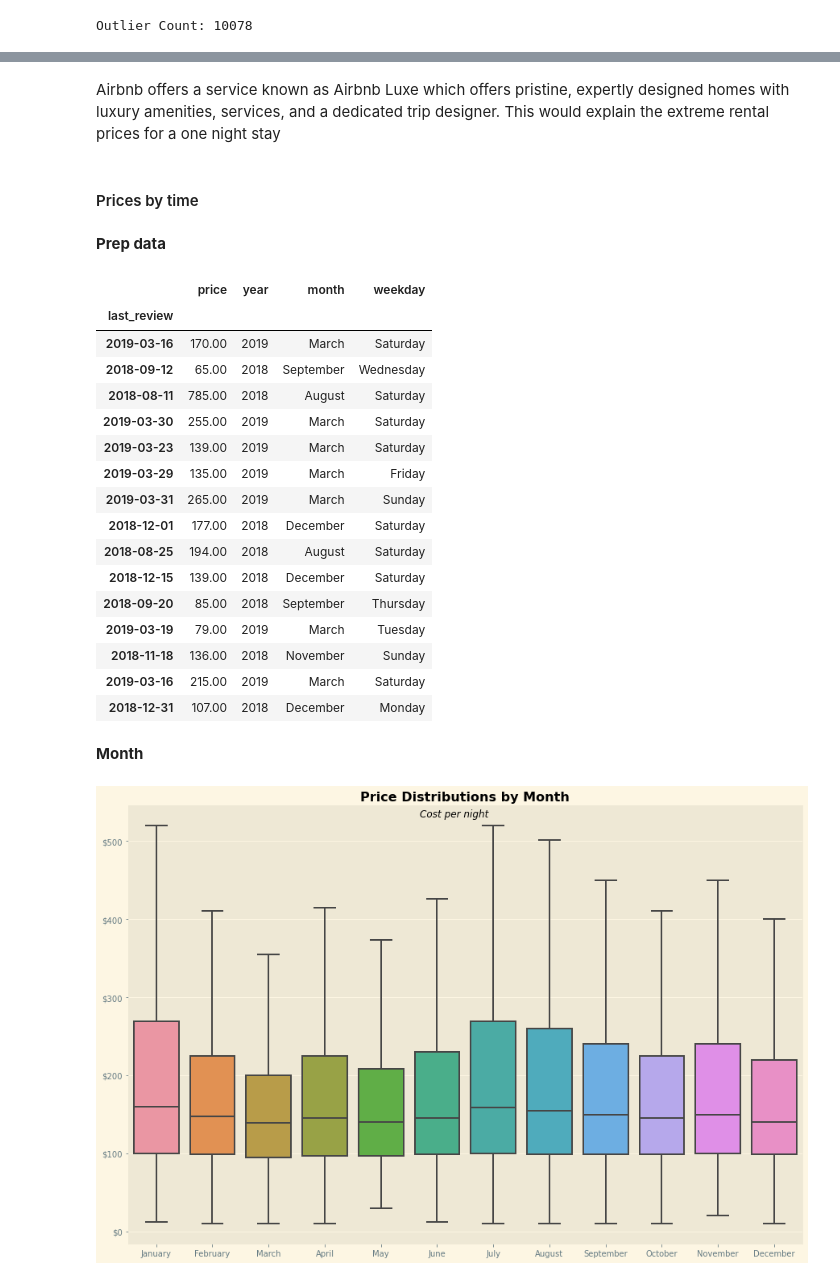
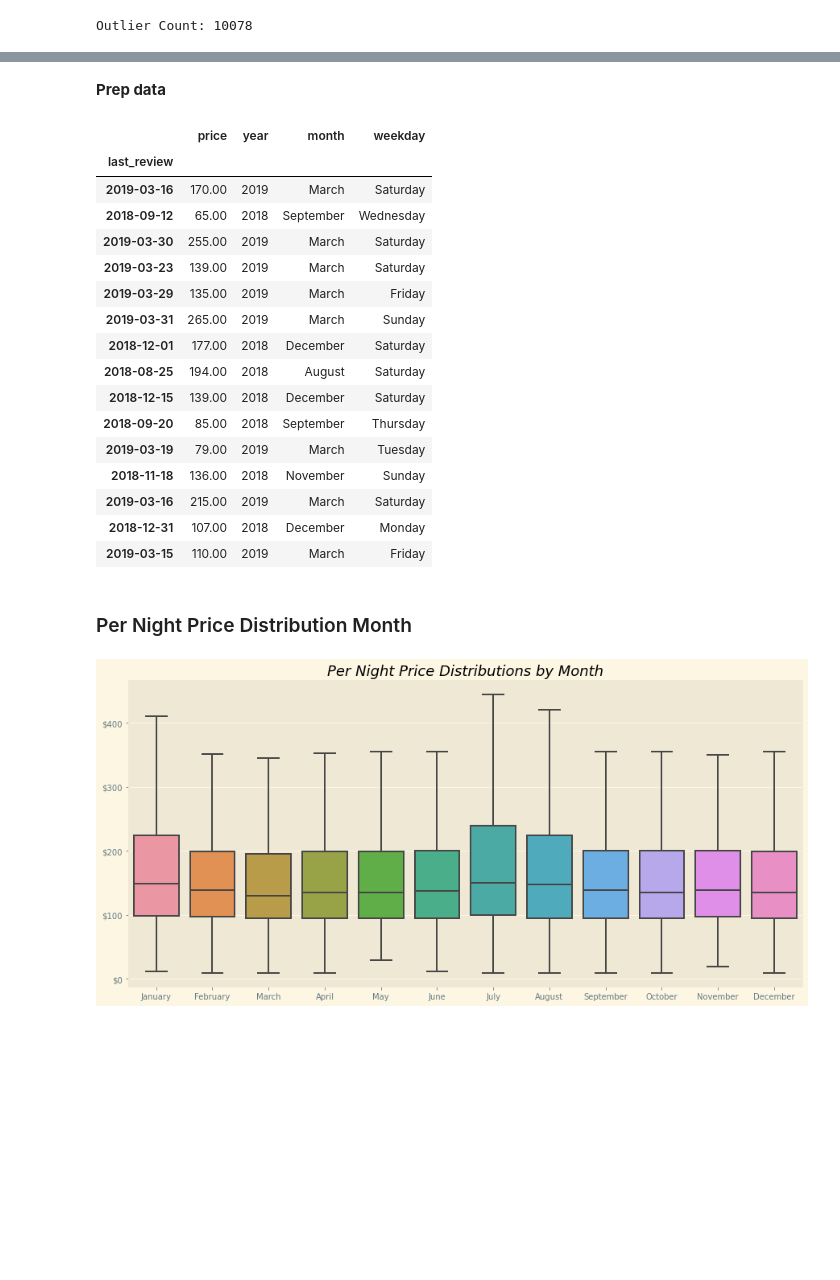
Before and after one commit to KishenSharma6/SF_Airbnb_Rental_Market_Analysis, a Jupyter notebook: Project_Codes/02_EDA/2020_0525_Listings_EDA.ipynb, the cells around one changed output, grey strips where cells are left out. Drawn from its saved outputs; the diff is of its cells as text; code cells hidden in the pictures; blank space fills up the shorter version.

```diff
--- a/Project_Codes/02_EDA/2020_0525_Listings_EDA.ipynb
+++ b/Project_Codes/02_EDA/2020_0525_Listings_EDA.ipynb
@@ -112,6 +112,6 @@ lower = q1 - (IQR * 1.5)
 print('Outlier Count:',len(df) - len(df.loc[df.price <= upper]))
 
 #Store data
-no_outliers = df.loc[df.price <= upper].price
+no_outliers = df.loc[df.price <= upper]
 # %% [output]
 Outlier Count: 10078
@@ -146,17 +146,13 @@ plt.savefig(eda_path + '/price_hist.png', bbox_inches='tight')
-# %% [markdown]
-Airbnb offers a service known as Airbnb Luxe which offers pristine, expertly designed homes with luxury amenities, services, and a dedicated trip designer. This would explain the extreme rental prices for a one night stay
-# %% [markdown]
-#### Prices by time
 # %% [markdown]
 **Prep data**
 # %%
 #Subset target with last_review date
-time = df.loc[:,['last_review','price']]
+time = no_outliers.loc[:,['last_review','price']]
 
 #Extract time data from last_review
-time['year'] = df['last_review'].dt.year
-time['month']= df['last_review'].dt.month_name()
-time['weekday']= df['last_review'].dt.day_name()
+time['year'] = no_outliers['last_review'].dt.year
+time['month']= no_outliers['last_review'].dt.month_name()
+time['weekday']= no_outliers['last_review'].dt.day_name()
 
 #Set last review as index
 time.set_index('last_review', inplace = True)
@@ -168,7 +164,6 @@ time.head(15)
 | last_review |  |  |  |  |
 | 2019-03-16 | 170.00 | 2019 | March | Saturday |
 | 2018-09-12 | 65.00 | 2018 | September | Wednesday |
-| 2018-08-11 | 785.00 | 2018 | August | Saturday |
 | 2019-03-30 | 255.00 | 2019 | March | Saturday |
 | 2019-03-23 | 139.00 | 2019 | March | Saturday |
 | 2019-03-29 | 135.00 | 2019 | March | Friday |
@@ -181,31 +176,30 @@ time.head(15)
 | 2018-11-18 | 136.00 | 2018 | November | Sunday |
 | 2019-03-16 | 215.00 | 2019 | March | Saturday |
 | 2018-12-31 | 107.00 | 2018 | December | Monday |
+| 2019-03-15 | 110.00 | 2019 | March | Friday |
 # %% [markdown]
-**Month**
+### Per Night Price Distribution Month
 # %%
 #Set figure size
-f,ax = plt.subplots(figsize = (15,10))
-
-
+f,ax = plt.subplots(figsize = (15,7))
 
 #Plot data
 j = sns.boxplot(x = 'month', y = 'price',
                 order = ['January', 'February', 'March' ,'April', 'May', 'June', 'July',
-                         'August' ,'September', 'October' ,'November', 'December'],data = time, showfliers = False,ax =ax)
+                         'August' ,'September', 'October' ,'November', 'December'],data = time,
+                showfliers = False,ax =ax)
 
 ###Set plot aesthetics
 #Titles
-j.set_title('Price Distributions by Month', fontweight = 'semibold', )
-plt.suptitle('Cost per night', y =.875, style = 'italic')
+j.set_title('Per Night Price Distributions by Month', fontstyle = 'italic', fontsize = 18)
 
 #Axes
 j.get_yaxis().set_major_formatter(plt.FuncFormatter(lambda x, loc: "${:,}".format(int(x))))
 j.set_xlabel('')
 j.set_ylabel('')
 
 #Save to Visualizations file
 plt.savefig(eda_path + '/month_price_box.png', bbox_inches='tight')
 # %% [output]
-[figure, old version]
+[figure, new version]
 # %% [markdown]
```
Also changed, not shown: parts of 13 cells of this notebook.
